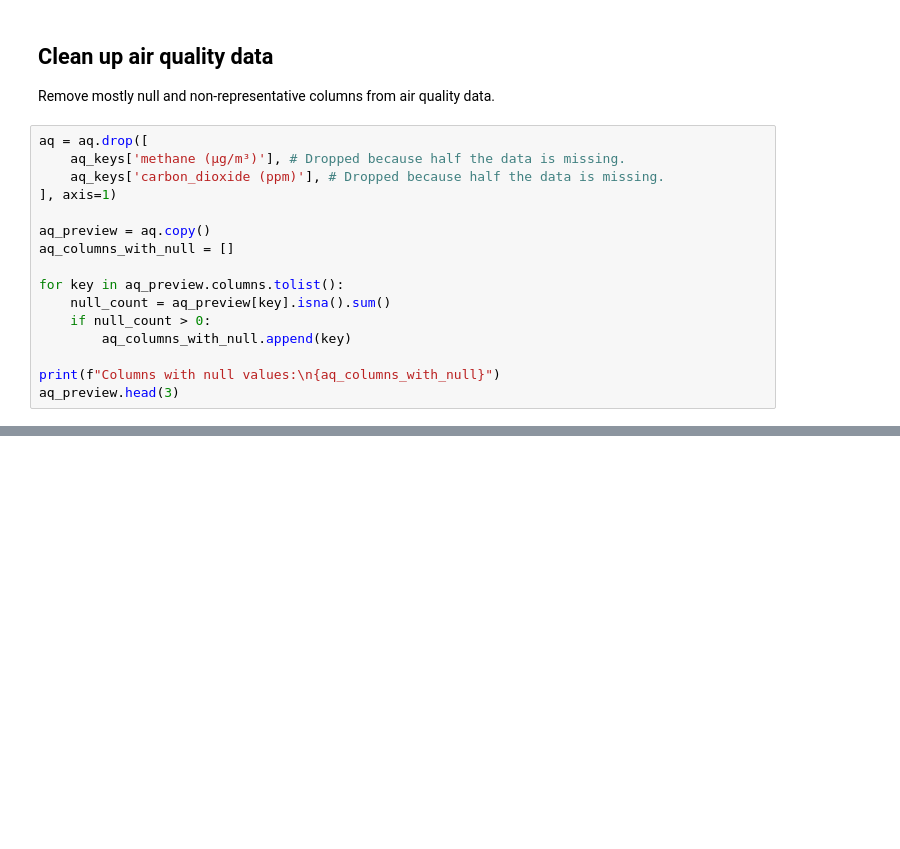
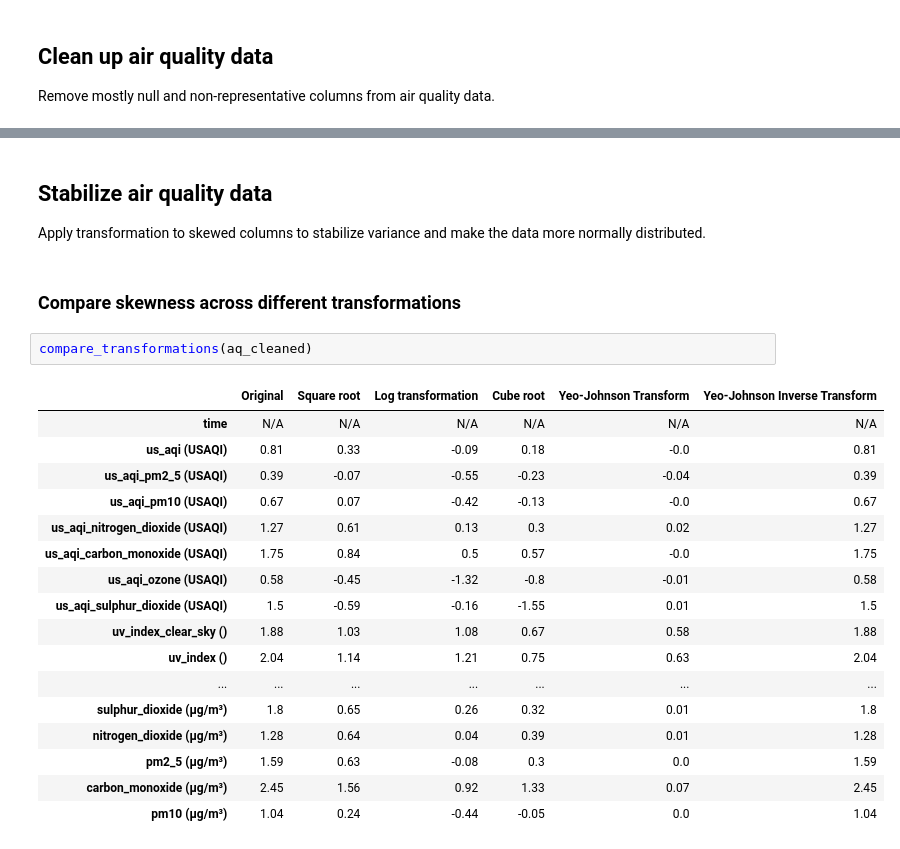
Before and after one commit to ianbunag/cmpe-255-data-mining-project, a Jupyter notebook: 03-30-data-preparation-open-meteo.ipynb, the cells around one changed output, grey strips where cells are left out. Drawn from its saved outputs; the diff is of its cells as text; blank space fills up the shorter version.

```diff
--- a/03-30-data-preparation-open-meteo.ipynb
+++ b/03-30-data-preparation-open-meteo.ipynb
@@ -9,19 +17,3 @@ aq = pd.read_csv('03-26-open-meteo-2023-2026.csv')
 ## Clean up air quality data
 
 Remove mostly null and non-representative columns from air quality data.
-# %%
-aq = aq.drop([
-    aq_keys['methane (μg/m³)'], # Dropped because half the data is missing.
-    aq_keys['carbon_dioxide (ppm)'], # Dropped because half the data is missing.
-], axis=1)
-
-aq_preview = aq.copy()
-aq_columns_with_null = []
-
-for key in aq_preview.columns.tolist():
-    null_count = aq_preview[key].isna().sum()
-    if null_count > 0:
-        aq_columns_with_null.append(key)
-
-print(f"Columns with null values:\n{aq_columns_with_null}")
-aq_preview.head(3)
@@ -34,0 +44,26 @@ Columns with null values:
+# %% [markdown]
+## Stabilize air quality data
+
+Apply transformation to skewed columns to stabilize variance and make the data more normally distributed.
+# %% [markdown]
+### Compare skewness across different transformations
+# %%
+compare_transformations(aq_cleaned)
+# %% [output]
+|  | Original | Square root | Log transformation | Cube root | Yeo-Johnson Transform | Yeo-Johnson Inverse Transform |
+| time | N/A | N/A | N/A | N/A | N/A | N/A |
+| us_aqi (USAQI) | 0.81 | 0.33 | -0.09 | 0.18 | -0.0 | 0.81 |
+| us_aqi_pm2_5 (USAQI) | 0.39 | -0.07 | -0.55 | -0.23 | -0.04 | 0.39 |
+| us_aqi_pm10 (USAQI) | 0.67 | 0.07 | -0.42 | -0.13 | -0.0 | 0.67 |
+| us_aqi_nitrogen_dioxide (USAQI) | 1.27 | 0.61 | 0.13 | 0.3 | 0.02 | 1.27 |
+| us_aqi_carbon_monoxide (USAQI) | 1.75 | 0.84 | 0.5 | 0.57 | -0.0 | 1.75 |
+| us_aqi_ozone (USAQI) | 0.58 | -0.45 | -1.32 | -0.8 | -0.01 | 0.58 |
+| us_aqi_sulphur_dioxide (USAQI) | 1.5 | -0.59 | -0.16 | -1.55 | 0.01 | 1.5 |
+| uv_index_clear_sky () | 1.88 | 1.03 | 1.08 | 0.67 | 0.58 | 1.88 |
+| uv_index () | 2.04 | 1.14 | 1.21 | 0.75 | 0.63 | 2.04 |
+| ... | ... | ... | ... | ... | ... | ... |
+| sulphur_dioxide (μg/m³) | 1.8 | 0.65 | 0.26 | 0.32 | 0.01 | 1.8 |
+| nitrogen_dioxide (μg/m³) | 1.28 | 0.64 | 0.04 | 0.39 | 0.01 | 1.28 |
+| pm2_5 (μg/m³) | 1.59 | 0.63 | -0.08 | 0.3 | 0.0 | 1.59 |
+| carbon_monoxide (μg/m³) | 2.45 | 1.56 | 0.92 | 1.33 | 0.07 | 2.45 |
+| pm10 (μg/m³) | 1.04 | 0.24 | -0.44 | -0.05 | 0.0 | 1.04 |
```
Also changed, not shown: parts of 9 cells of this notebook, 5 other files.
